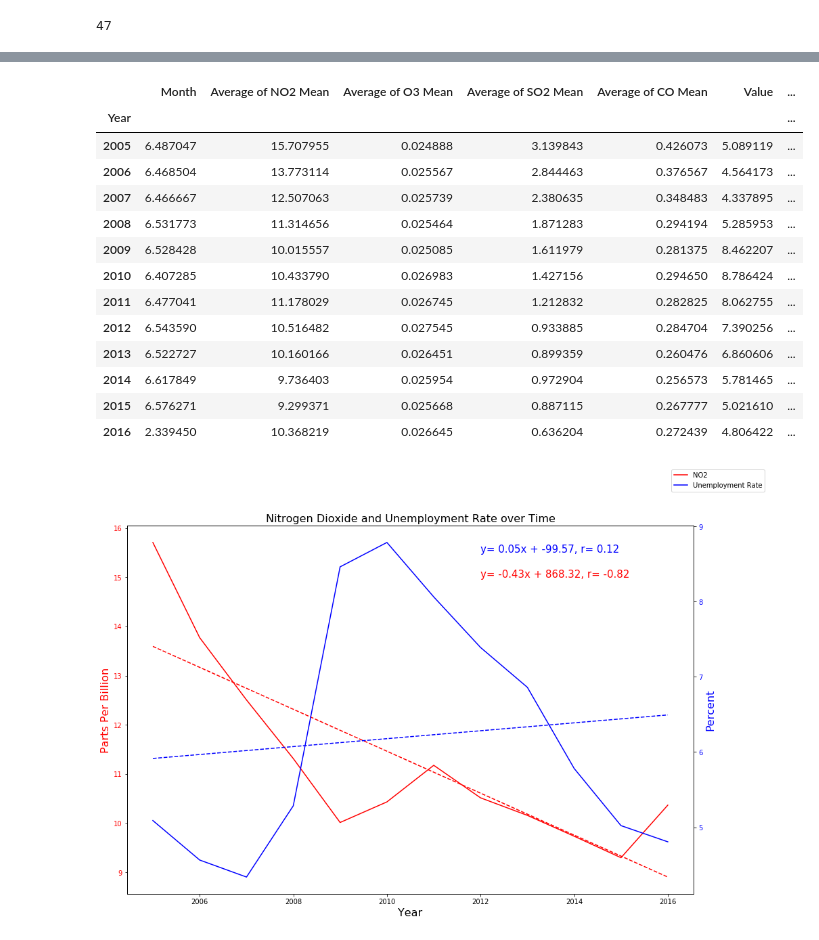
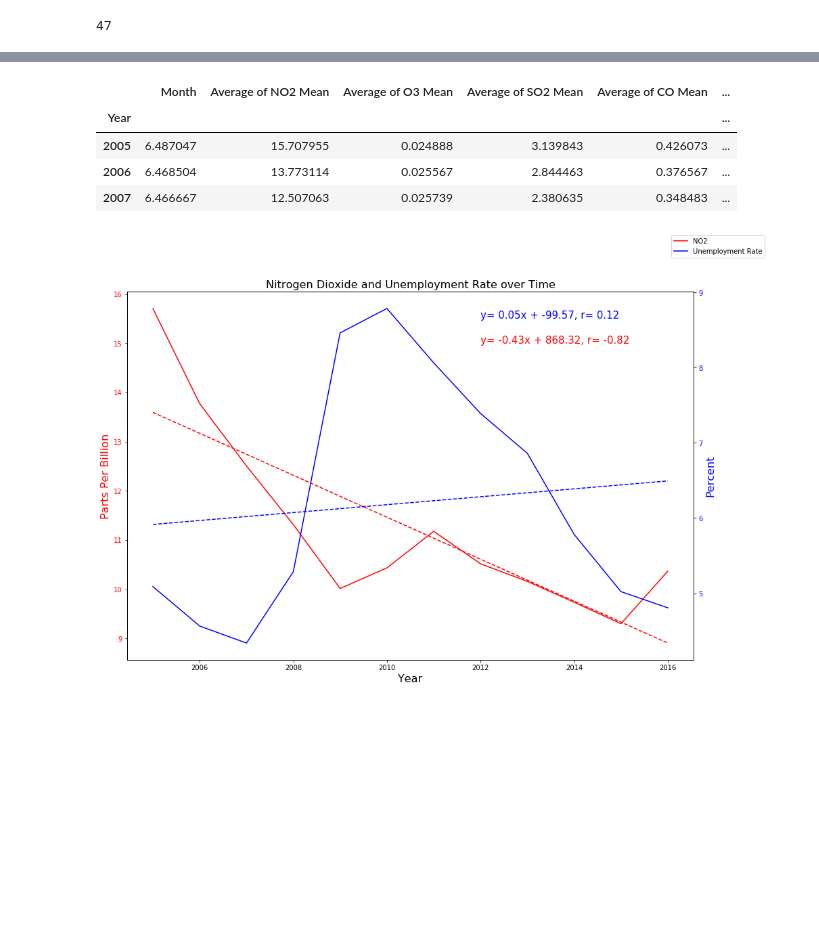
Before and after one commit to AshRC17/Project-1, a Jupyter notebook: Unemployment and Pollutant Charts.ipynb, the cells around one changed output, grey strips where cells are left out. Cells and saved outputs as stored; diff of their text form; code cells hidden in the pictures; blank space fills up the shorter version.

Commit message:
Update Unemployment

```diff
--- a/Unemployment and Pollutant Charts.ipynb
+++ b/Unemployment and Pollutant Charts.ipynb
@@ -49,22 +41,15 @@ pollutant_df3
 # %%
+#Inner Joined Datasets, grouped by year for final dataset
 employ_pollutant = pollutant_df2.merge(employ_df, how = "inner")
 employ_pollutant_year = employ_pollutant.groupby(["Year"]).mean()
-employ_pollutant_year
+employ_pollutant_year = employ_pollutant_year.rename(columns = {"Value": "Unemployment"})
+employ_pollutant_year.head(3)
 # %% [output]
-|  | Month | Average of NO2 Mean | Average of O3 Mean | Average of SO2 Mean | Average of CO Mean | Value | ... |
-| Year |  |  |  |  |  |  | ... |
-| 2005 | 6.487047 | 15.707955 | 0.024888 | 3.139843 | 0.426073 | 5.089119 | ... |
-| 2006 | 6.468504 | 13.773114 | 0.025567 | 2.844463 | 0.376567 | 4.564173 | ... |
-| 2007 | 6.466667 | 12.507063 | 0.025739 | 2.380635 | 0.348483 | 4.337895 | ... |
-| 2008 | 6.531773 | 11.314656 | 0.025464 | 1.871283 | 0.294194 | 5.285953 | ... |
-| 2009 | 6.528428 | 10.015557 | 0.025085 | 1.611979 | 0.281375 | 8.462207 | ... |
-| 2010 | 6.407285 | 10.433790 | 0.026983 | 1.427156 | 0.294650 | 8.786424 | ... |
-| 2011 | 6.477041 | 11.178029 | 0.026745 | 1.212832 | 0.282825 | 8.062755 | ... |
-| 2012 | 6.543590 | 10.516482 | 0.027545 | 0.933885 | 0.284704 | 7.390256 | ... |
-| 2013 | 6.522727 | 10.160166 | 0.026451 | 0.899359 | 0.260476 | 6.860606 | ... |
-| 2014 | 6.617849 | 9.736403 | 0.025954 | 0.972904 | 0.256573 | 5.781465 | ... |
-| 2015 | 6.576271 | 9.299371 | 0.025668 | 0.887115 | 0.267777 | 5.021610 | ... |
-| 2016 | 2.339450 | 10.368219 | 0.026645 | 0.636204 | 0.272439 | 4.806422 | ... |
+|  | Month | Average of NO2 Mean | Average of O3 Mean | Average of SO2 Mean | Average of CO Mean | ... |
+| Year |  |  |  |  |  | ... |
+| 2005 | 6.487047 | 15.707955 | 0.024888 | 3.139843 | 0.426073 | ... |
+| 2006 | 6.468504 | 13.773114 | 0.025567 | 2.844463 | 0.376567 | ... |
+| 2007 | 6.466667 | 12.507063 | 0.025739 | 2.380635 | 0.348483 | ... |
 # %%
 def linear_regression(x, y):
     (slope, intercept, rvalue, pvalue, stderr)=linregress(x,y)
```
Also changed, not shown: parts of 7 cells of this notebook.
